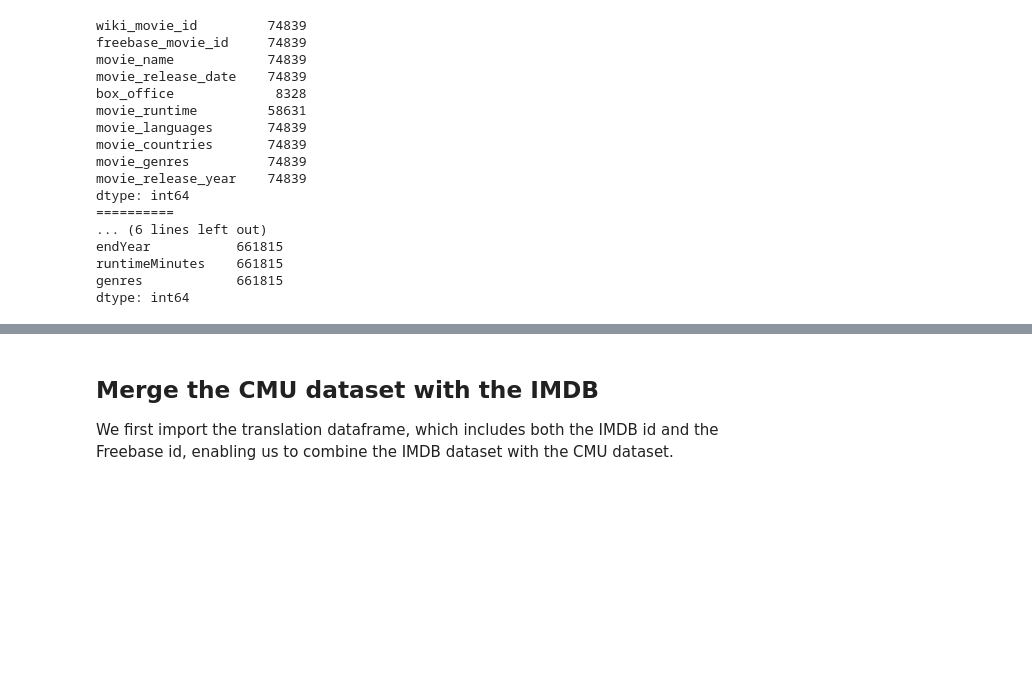
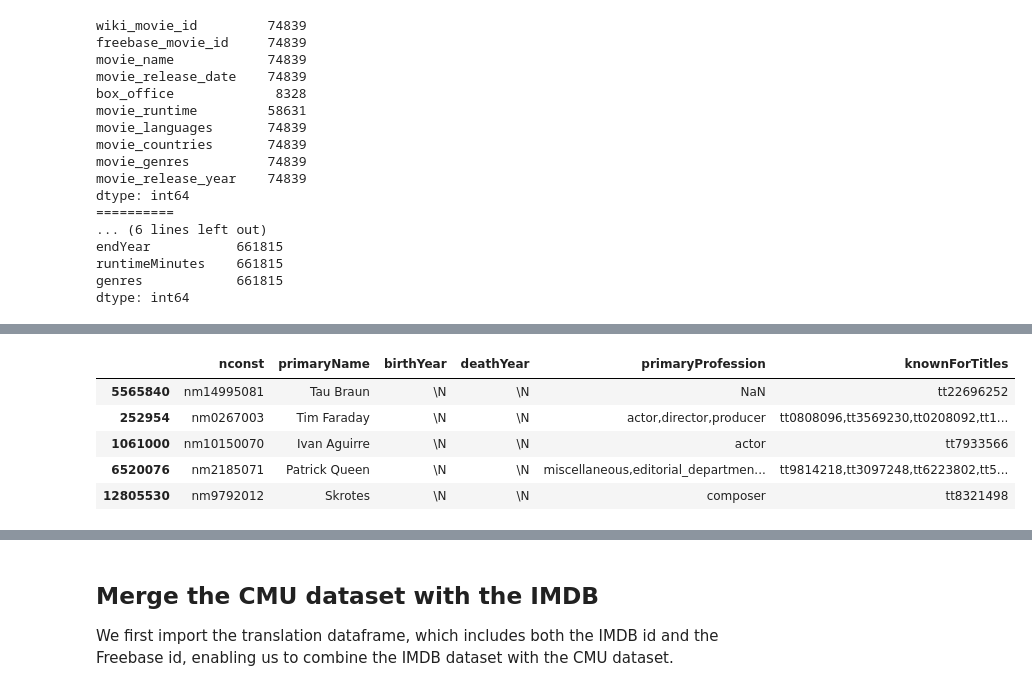
Before and after one commit to epfl-ada/ada-2023-project-advanceddataarsonists, a Jupyter notebook: data_exploring.ipynb, the cells around one changed output, grey strips where cells are left out. Cells and saved outputs as stored; diff of their text form; code cells hidden in the pictures; blank space fills up the shorter version.

```diff
--- a/data_exploring.ipynb
+++ b/data_exploring.ipynb
@@ -131,0 +109,9 @@ imdb_title_df.sample(5)
+# %%
+imdb_people_df.sample(5)
+# %% [output]
+|  | nconst | primaryName | birthYear | deathYear | primaryProfession | knownForTitles |
+| 5565840 | nm14995081 | Tau Braun | \N | \N | NaN | tt22696252 |
+| 252954 | nm0267003 | Tim Faraday | \N | \N | actor,director,producer | tt0808096,tt3569230,tt0208092,tt1... |
+| 1061000 | nm10150070 | Ivan Aguirre | \N | \N | actor | tt7933566 |
+| 6520076 | nm2185071 | Patrick Queen | \N | \N | miscellaneous,editorial_departmen... | tt9814218,tt3097248,tt6223802,tt5... |
+| 12805530 | nm9792012 | Skrotes | \N | \N | composer | tt8321498 |
```
Also changed, not shown: parts of 10 cells of this notebook, 2 other files.
